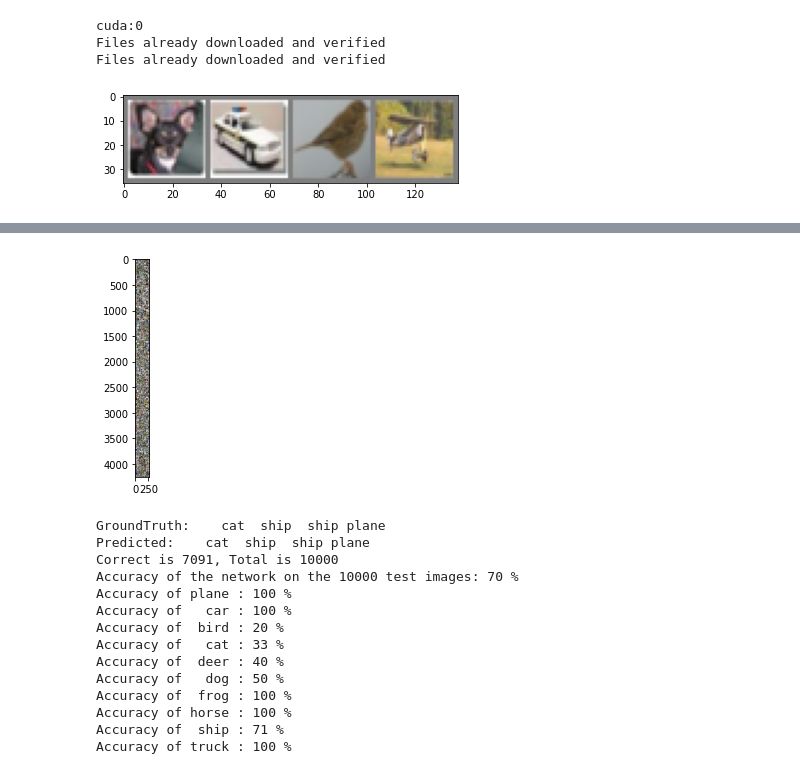
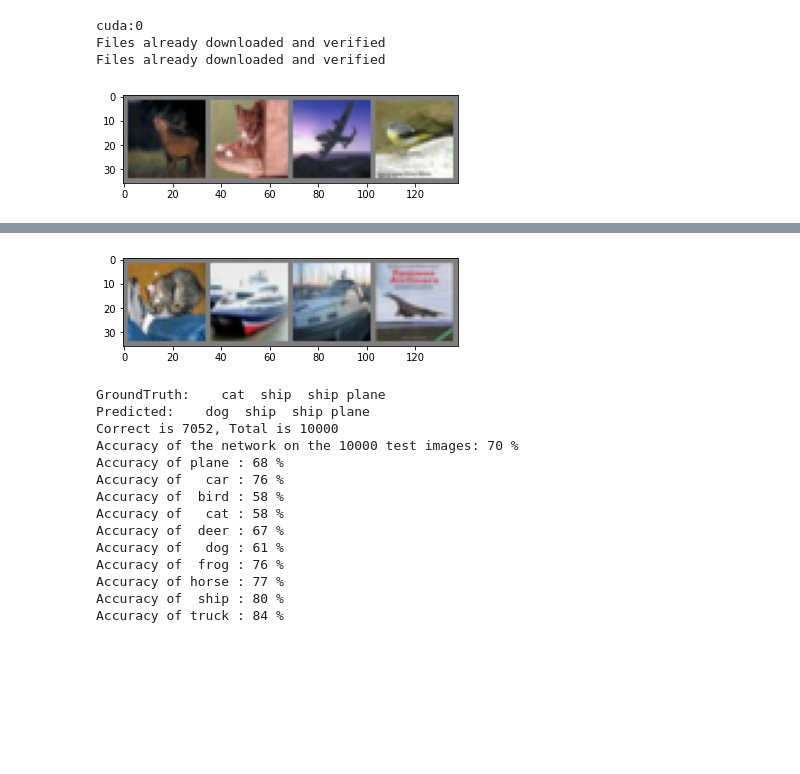
Before and after one commit to geoncoder/colab-computer-vision, a Jupyter notebook: Assignment4_Turner.ipynb, the cells around one changed output, grey strips where cells are left out. Cells and saved outputs as stored; diff of their text form; code cells hidden in the pictures; blank space fills up the shorter version.

```diff
--- a/Assignment4_Turner.ipynb
+++ b/Assignment4_Turner.ipynb
@@ -58,7 +58,7 @@ trainloader = torch.utils.data.DataLoader(trainset, batch_size=bs,
                                           shuffle=True, num_workers=2)
 testset = torchvision.datasets.CIFAR10(root='./data', train=False,
                                        download=True, transform=transform)
-testloader = torch.utils.data.DataLoader(testset, batch_size=1000,
+testloader = torch.utils.data.DataLoader(testset, batch_size=bs,
                                          shuffle=False, num_workers=2)
 
 classes = ('plane', 'car', 'bird', 'cat',
@@ -156,4 +156,4 @@ for i in range(10):
 cuda:0
 Files already downloaded and verified
 Files already downloaded and verified
-[figure, old version]
+[figure, new version]
@@ -176,16 +176,16 @@ Length of list is 12500
 Finishing Training
-[figure, old version]
+[figure, new version]
 GroundTruth:    cat  ship  ship plane
-Predicted:    cat  ship  ship plane
-Correct is 7091, Total is 10000
+Predicted:    dog  ship  ship plane
+Correct is 7052, Total is 10000
 Accuracy of the network on the 10000 test images: 70 %
-Accuracy of plane : 100 %
-Accuracy of   car : 100 %
-Accuracy of  bird : 20 %
-Accuracy of   cat : 33 %
-Accuracy of  deer : 40 %
-Accuracy of   dog : 50 %
-Accuracy of  frog : 100 %
-Accuracy of horse : 100 %
-Accuracy of  ship : 71 %
-Accuracy of truck : 100 %
+Accuracy of plane : 68 %
+Accuracy of   car : 76 %
+Accuracy of  bird : 58 %
+Accuracy of   cat : 58 %
+Accuracy of  deer : 67 %
+Accuracy of   dog : 61 %
+Accuracy of  frog : 76 %
+Accuracy of horse : 77 %
+Accuracy of  ship : 80 %
+Accuracy of truck : 84 %
```
Also changed, not shown: parts of 1 cell of this notebook.
